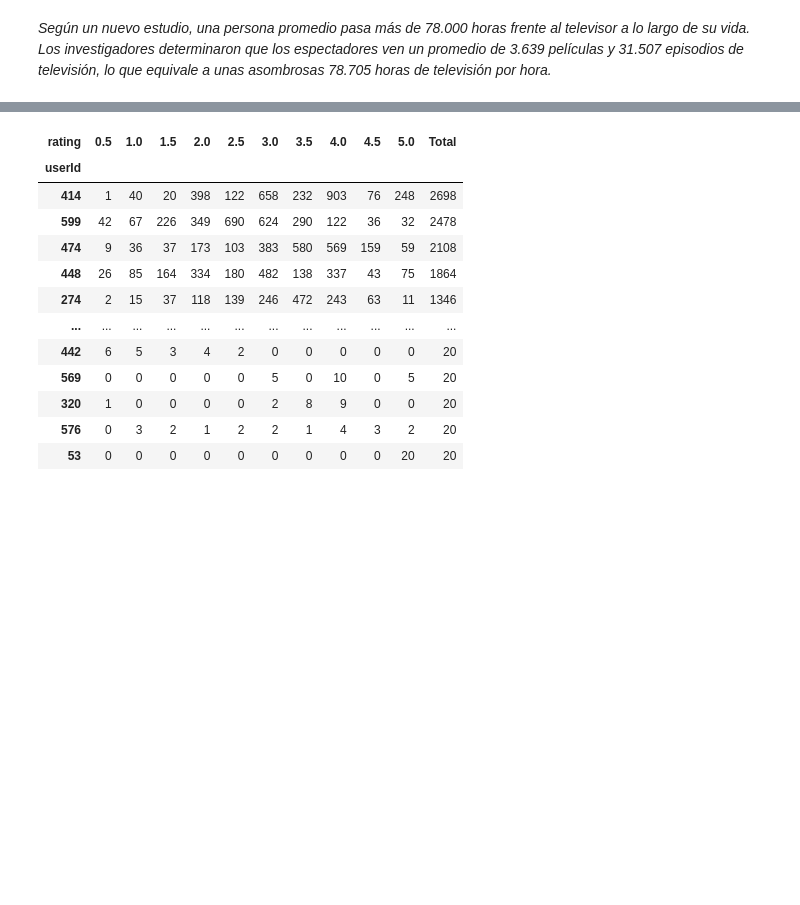
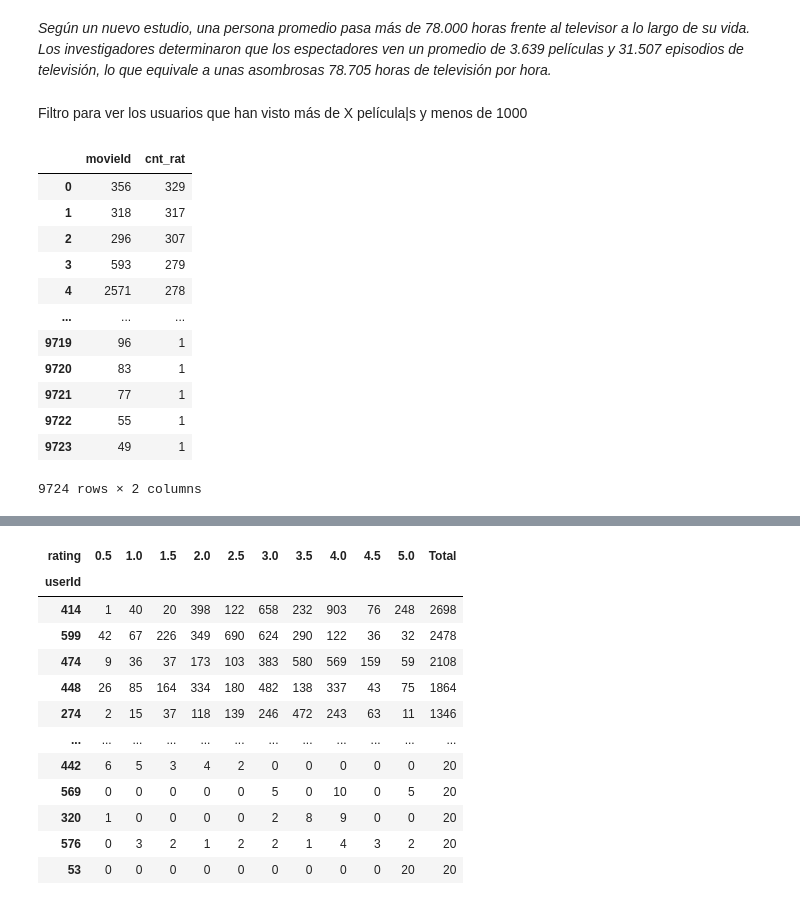
Before and after one commit to estebancardona1/ProyectoMarketing, a Jupyter notebook: b_exploracion_limpieza.ipynb, the cells around one changed output, grey strips where cells are left out. Cells and saved outputs as stored; diff of their text form; code cells hidden in the pictures; blank space fills up the shorter version.

```diff
--- a/b_exploracion_limpieza.ipynb
+++ b/b_exploracion_limpieza.ipynb
@@ -230,2 +257,4 @@ rating_users
 # %% [markdown]
 *Según un nuevo estudio, una persona promedio pasa más de 78.000 horas frente al televisor a lo largo de su vida. Los investigadores determinaron que los espectadores ven un promedio de 3.639 películas y 31.507 episodios de televisión, lo que equivale a unas asombrosas 78.705 horas de televisión por hora.*
+# %% [markdown]
+Filtro para ver los usuarios que han visto más de X película|s y menos de 1000
@@ -231,0 +292,24 @@ rating_users
+# %%
+#### verificar cuantas calificaciones tiene cada libro
+rating_movies=pd.read_sql(''' select movieId ,
+                         count(*) as cnt_rat
+                         from ratings
+                         group by "movieId"
+                         order by cnt_rat desc
+                         ''',conn )
+
+rating_movies
+# %% [output]
+|  | movieId | cnt_rat |
+| 0 | 356 | 329 |
+| 1 | 318 | 317 |
+| 2 | 296 | 307 |
+| 3 | 593 | 279 |
+| 4 | 2571 | 278 |
+| ... | ... | ... |
+| 9719 | 96 | 1 |
+| 9720 | 83 | 1 |
+| 9721 | 77 | 1 |
+| 9722 | 55 | 1 |
+| 9723 | 49 | 1 |
+9724 rows × 2 columns
```
Also changed, not shown: parts of 13 cells of this notebook, 2 other files.
